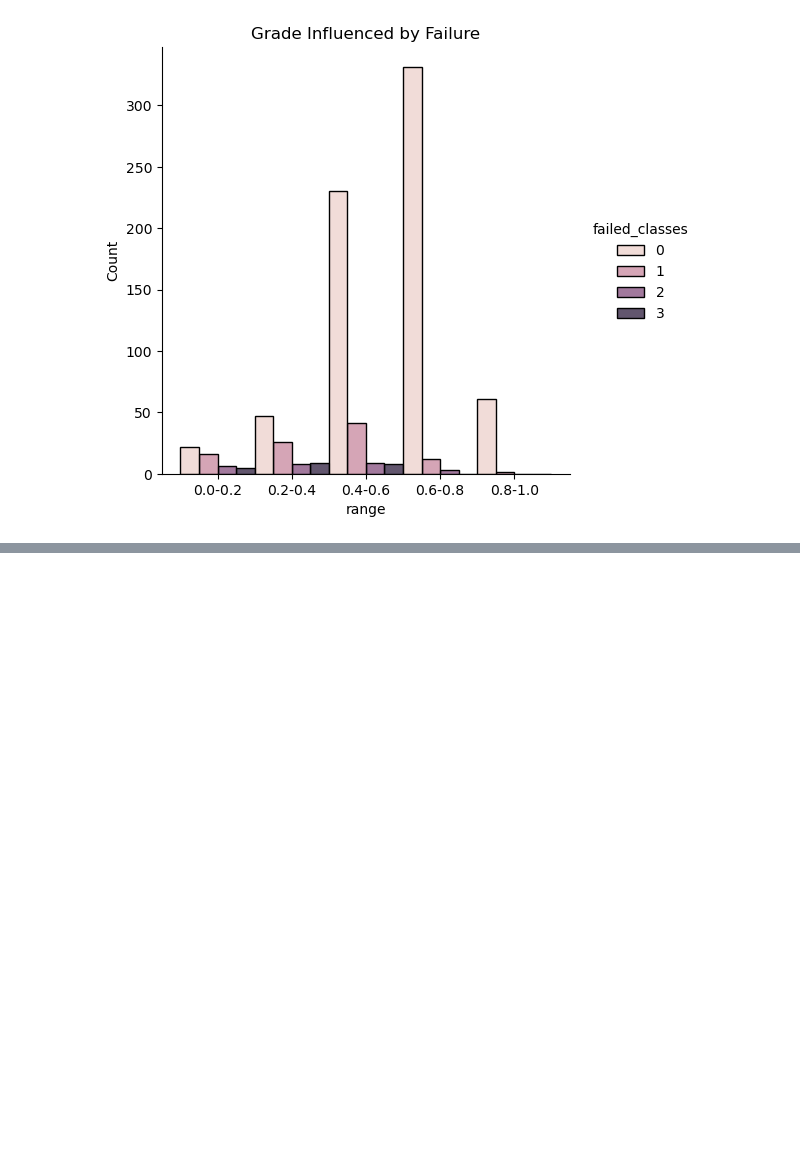
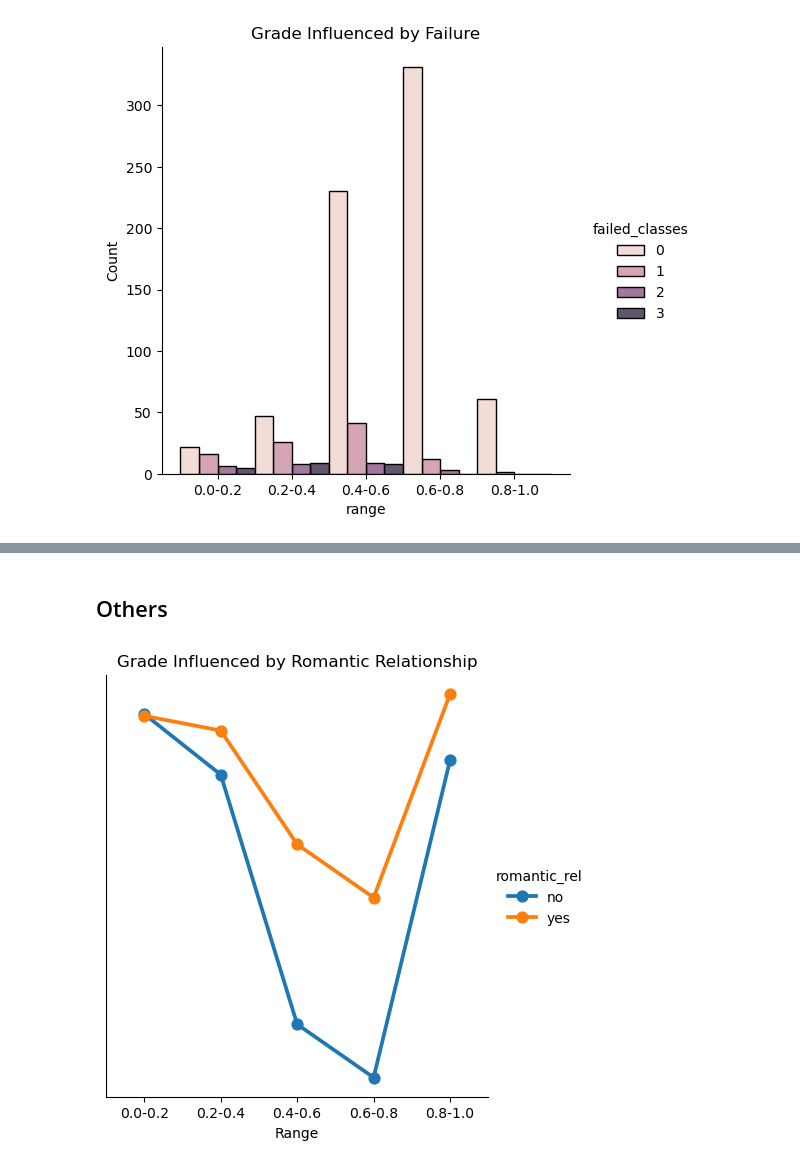
Before and after one commit to jsun969/squad-datathon-0, a Jupyter notebook: result.ipynb, the cells around one changed output, grey strips where cells are left out. Drawn from its saved outputs; the diff is of its cells as text; code cells hidden in the pictures; blank space fills up the shorter version.

```diff
--- a/result.ipynb
+++ b/result.ipynb
@@ -65,0 +44,20 @@ plt.show()
+# %% [markdown]
+## Others
+# %%
+sns.catplot(
+    data=train_range,
+    x="range",
+    y="range",
+    estimator=len,
+    hue="romantic_rel",
+    kind="point",
+)
+plt.title("Grade Influenced by Romantic Relationship")
+plt.xlabel("Range")
+plt.ylabel("")
+
+plt.yticks([])
+
+plt.show()
+# %% [output]
+[figure, added]
```
Also changed, not shown: parts of 5 cells of this notebook.
